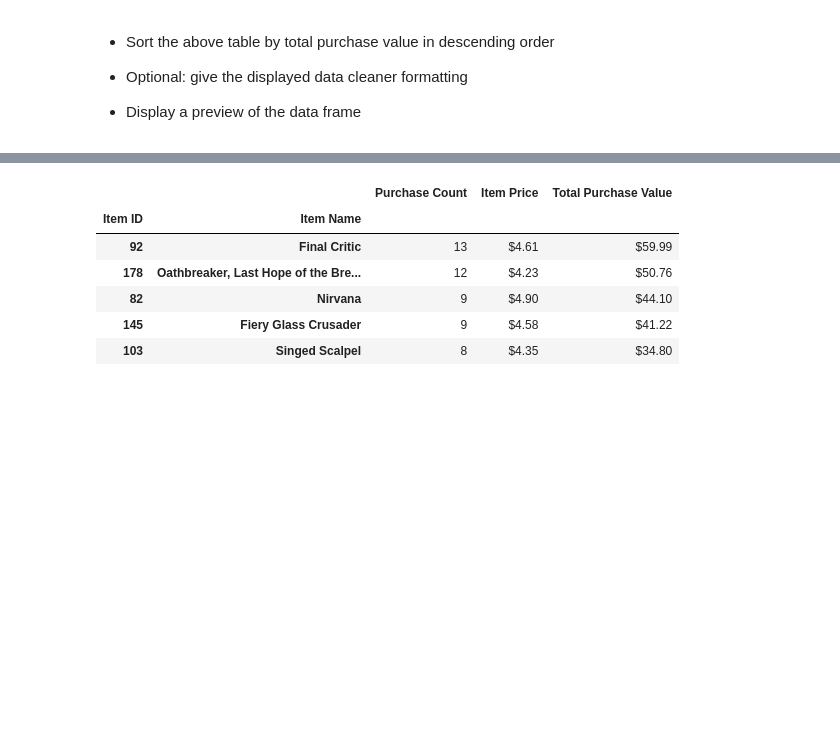
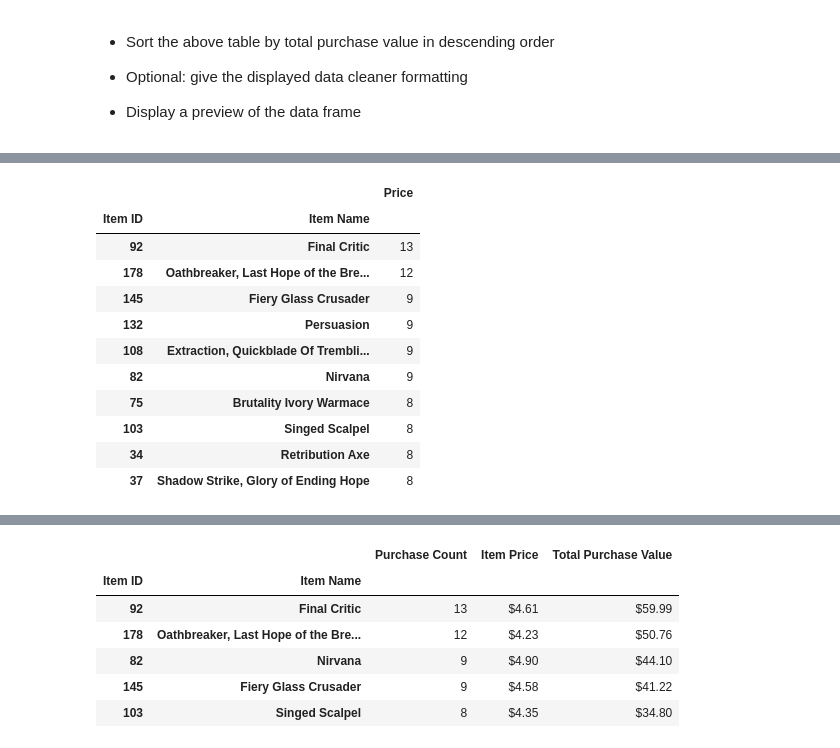
Before and after one commit to cdturner618/Panda-Challenge, a Jupyter notebook: HeroesOfPymoli/HeroesOfPymoli_starter.ipynb, the cells around one changed output, grey strips where cells are left out. Drawn from its saved outputs; the diff is of its cells as text; code cells hidden in the pictures; blank space fills up the shorter version.

```diff
--- a/HeroesOfPymoli/HeroesOfPymoli_starter.ipynb
+++ b/HeroesOfPymoli/HeroesOfPymoli_starter.ipynb
@@ -730,0 +791,20 @@ most_popular
+# %%
+#Count of Items
+item_count=item_group.count()
+item_count
+
+Sorting5_df = item_count.sort_values("Price",ascending=False )
+Sorting5_df.head(10)
+# %% [output]
+|  |  | Price |
+| Item ID | Item Name |  |
+| 92 | Final Critic | 13 |
+| 178 | Oathbreaker, Last Hope of the Bre... | 12 |
+| 145 | Fiery Glass Crusader | 9 |
+| 132 | Persuasion | 9 |
+| 108 | Extraction, Quickblade Of Trembli... | 9 |
+| 82 | Nirvana | 9 |
+| 75 | Brutality Ivory Warmace | 8 |
+| 103 | Singed Scalpel | 8 |
+| 34 | Retribution Axe | 8 |
+| 37 | Shadow Strike, Glory of Ending Hope | 8 |
```
Also changed, not shown: parts of 6 cells of this notebook.
